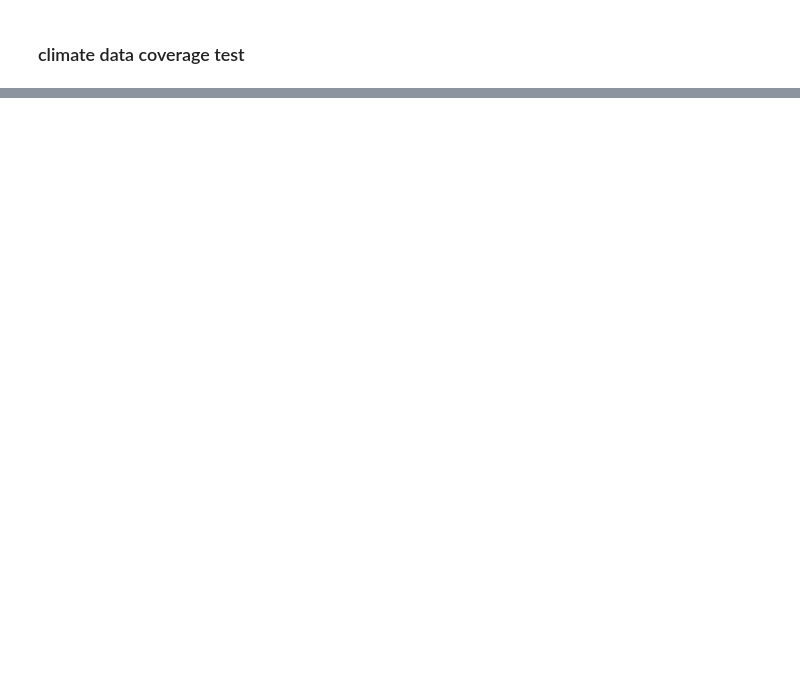
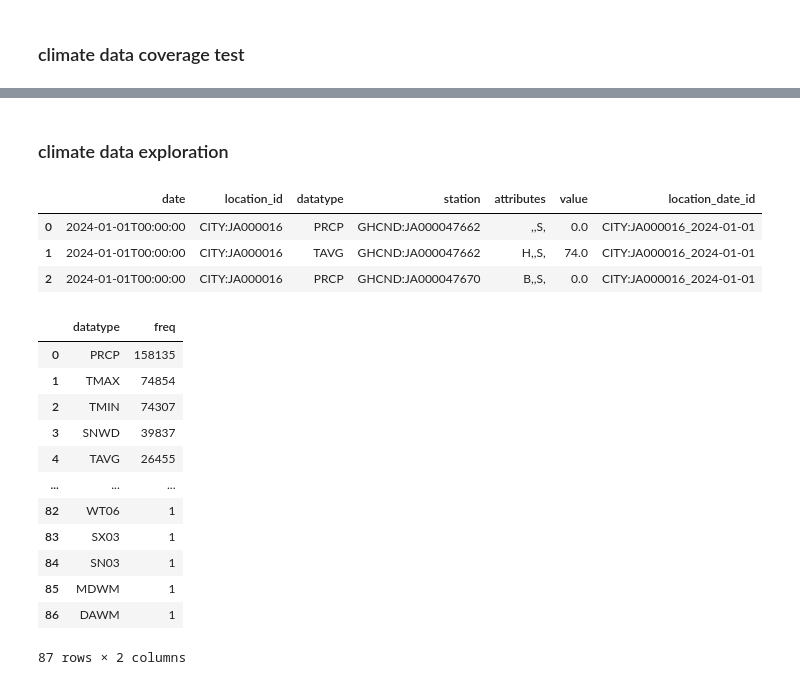
Before and after one commit to Mark-Rozenberg/Foobal-Climate, a Jupyter notebook: climate.ipynb, the cells around one changed output, grey strips where cells are left out. Cells and saved outputs as stored; diff of their text form; code cells hidden in the pictures; blank space fills up the shorter version.

```diff
--- a/climate.ipynb
+++ b/climate.ipynb
@@ -291,0 +255,25 @@ limit 3
+# %% [markdown]
+### climate data exploration
+# %%
+pd.read_sql_query(''' select * from climate limit 3''', conn)
+# %% [output]
+|  | date | location_id | datatype | station | attributes | value | location_date_id |
+| 0 | 2024-01-01T00:00:00 | CITY:JA000016 | PRCP | GHCND:JA000047662 | ,,S, | 0.0 | CITY:JA000016_2024-01-01 |
+| 1 | 2024-01-01T00:00:00 | CITY:JA000016 | TAVG | GHCND:JA000047662 | H,,S, | 74.0 | CITY:JA000016_2024-01-01 |
+| 2 | 2024-01-01T00:00:00 | CITY:JA000016 | PRCP | GHCND:JA000047670 | B,,S, | 0.0 | CITY:JA000016_2024-01-01 |
+# %%
+pd.read_sql_query(''' select datatype, count(*) as freq from climate group by 1 order by 2 desc''', conn)
+# %% [output]
+|  | datatype | freq |
+| 0 | PRCP | 158135 |
+| 1 | TMAX | 74854 |
+| 2 | TMIN | 74307 |
+| 3 | SNWD | 39837 |
+| 4 | TAVG | 26455 |
+| ... | ... | ... |
+| 82 | WT06 | 1 |
+| 83 | SX03 | 1 |
+| 84 | SN03 | 1 |
+| 85 | MDWM | 1 |
+| 86 | DAWM | 1 |
+87 rows × 2 columns
```
Also changed, not shown: parts of 22 cells of this notebook, 4 other files.
